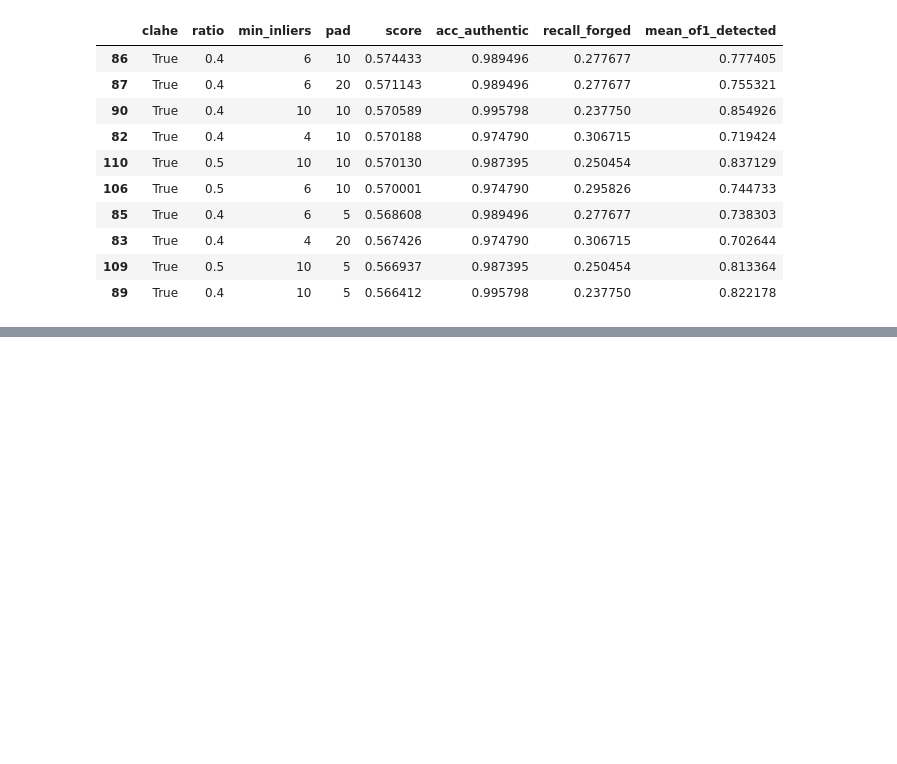
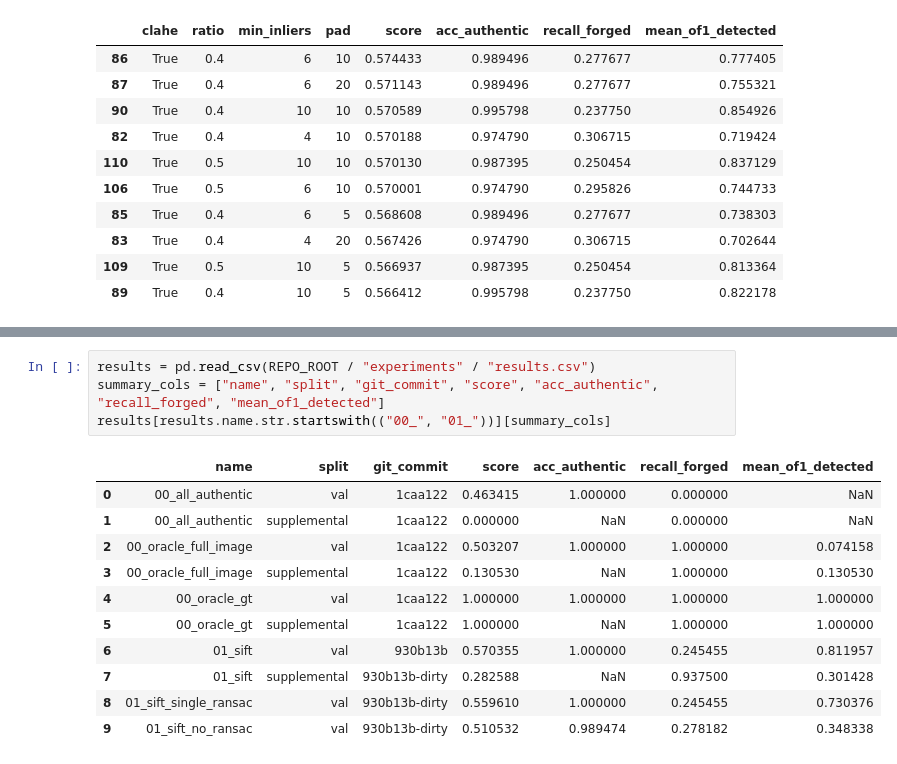
Before and after one commit to lucjohn/Recod.ai-LUC-Scientific-Image-Forgery-Detection, a Jupyter notebook: notebooks/01_classical.ipynb, the cells around one changed output, grey strips where cells are left out. Drawn from its saved outputs; the diff is of its cells as text; blank space fills up the shorter version.

```diff
--- a/notebooks/01_classical.ipynb
+++ b/notebooks/01_classical.ipynb
@@ -127,0 +133,16 @@ Top 10 settings:
+# %%
+results = pd.read_csv(REPO_ROOT / "experiments" / "results.csv")
+summary_cols = ["name", "split", "git_commit", "score", "acc_authentic", "recall_forged", "mean_of1_detected"]
+results[results.name.str.startswith(("00_", "01_"))][summary_cols]
+# %% [output]
+|  | name | split | git_commit | score | acc_authentic | recall_forged | mean_of1_detected |
+| 0 | 00_all_authentic | val | 1caa122 | 0.463415 | 1.000000 | 0.000000 | NaN |
+| 1 | 00_all_authentic | supplemental | 1caa122 | 0.000000 | NaN | 0.000000 | NaN |
+| 2 | 00_oracle_full_image | val | 1caa122 | 0.503207 | 1.000000 | 1.000000 | 0.074158 |
+| 3 | 00_oracle_full_image | supplemental | 1caa122 | 0.130530 | NaN | 1.000000 | 0.130530 |
+| 4 | 00_oracle_gt | val | 1caa122 | 1.000000 | 1.000000 | 1.000000 | 1.000000 |
+| 5 | 00_oracle_gt | supplemental | 1caa122 | 1.000000 | NaN | 1.000000 | 1.000000 |
+| 6 | 01_sift | val | 930b13b | 0.570355 | 1.000000 | 0.245455 | 0.811957 |
+| 7 | 01_sift | supplemental | 930b13b-dirty | 0.282588 | NaN | 0.937500 | 0.301428 |
+| 8 | 01_sift_single_ransac | val | 930b13b-dirty | 0.559610 | 1.000000 | 0.245455 | 0.730376 |
+| 9 | 01_sift_no_ransac | val | 930b13b-dirty | 0.510532 | 0.989474 | 0.278182 | 0.348338 |
```
Also changed, not shown: parts of 18 cells of this notebook, 2 other files.
